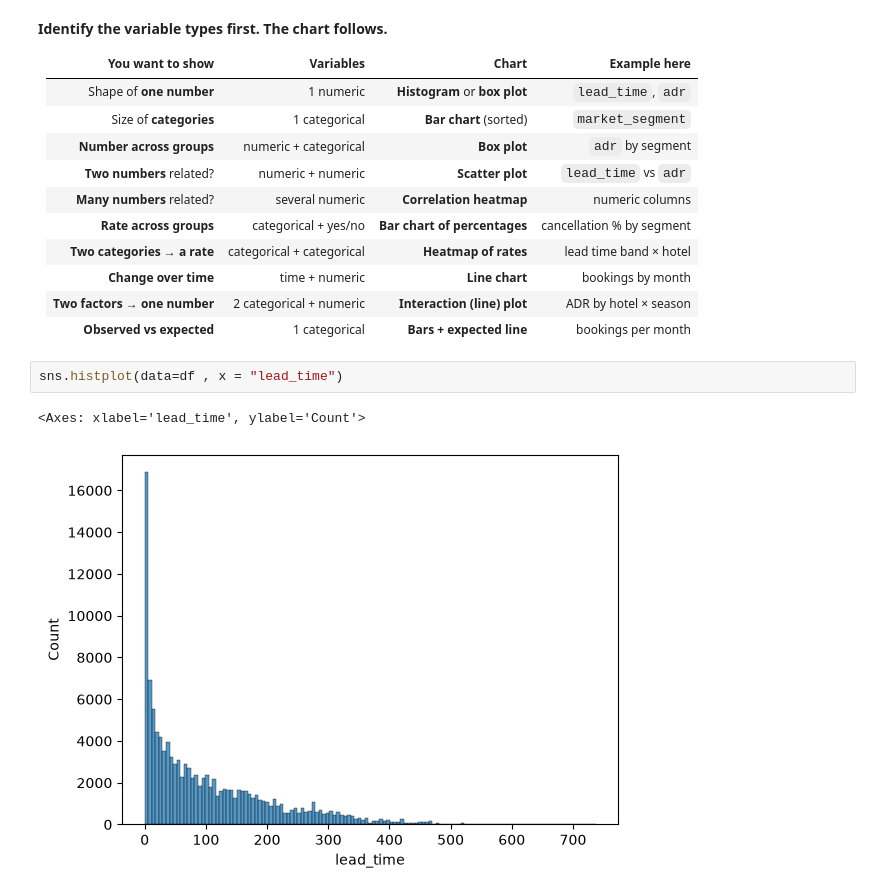
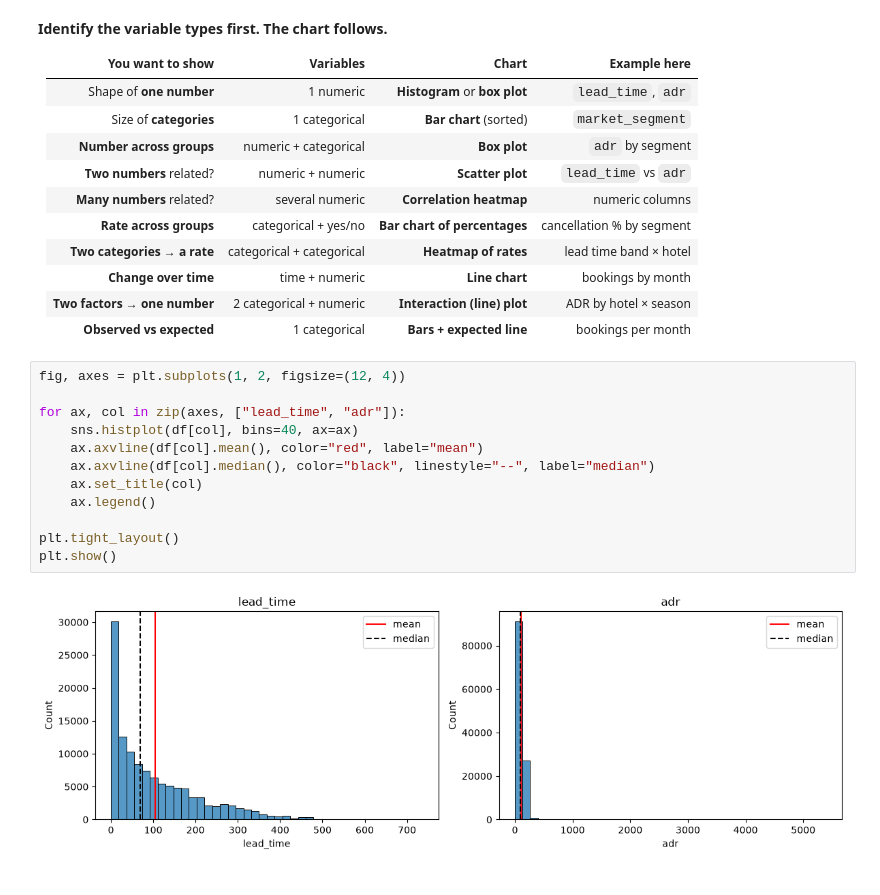
Before and after one commit to prajwal-sv/Data-Analytics, a Jupyter notebook: case study/hotel.ipynb, the cells around one changed output. Saved outputs shown, nothing was run; the diff lists cells and outputs as text.

```diff
--- a/case study/hotel.ipynb
+++ b/case study/hotel.ipynb
@@ -182,8 +182,17 @@ df.head().T
 | **Change over time** | time + numeric | **Line chart** | bookings by month |
 | **Two factors → one number** | 2 categorical + numeric | **Interaction (line) plot** | ADR by hotel × season |
 | **Observed vs expected** | 1 categorical | **Bars + expected line** | bookings per month |
-# %%
-sns.histplot(data=df , x = "lead_time")
-# %% [output]
-<Axes: xlabel='lead_time', ylabel='Count'>
-[figure, removed]
+# %%
+fig, axes = plt.subplots(1, 2, figsize=(12, 4))
+
+for ax, col in zip(axes, ["lead_time", "adr"]):
+    sns.histplot(df[col], bins=40, ax=ax)
+    ax.axvline(df[col].mean(), color="red", label="mean")
+    ax.axvline(df[col].median(), color="black", linestyle="--", label="median")
+    ax.set_title(col)
+    ax.legend()
+
+plt.tight_layout()
+plt.show()
+# %% [output]
+[figure, added]
```
Also changed, not shown: parts of 15 cells of this notebook.
